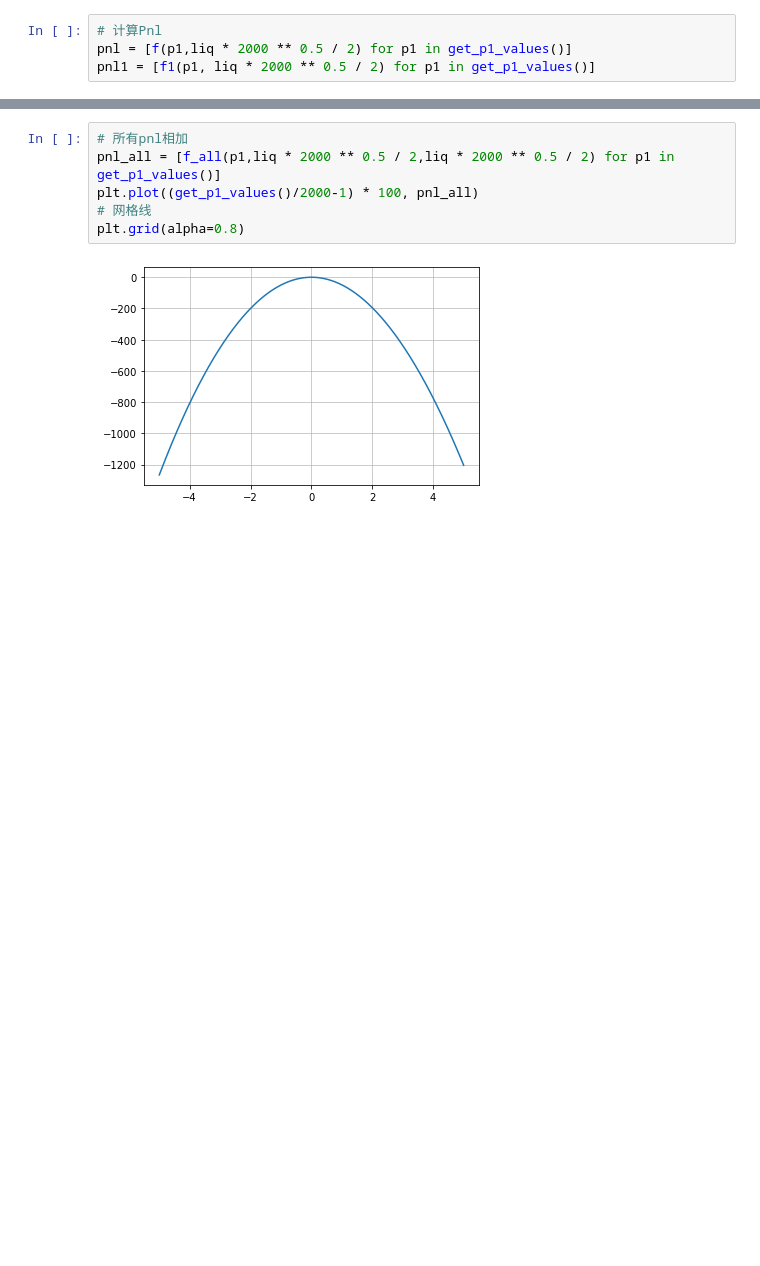
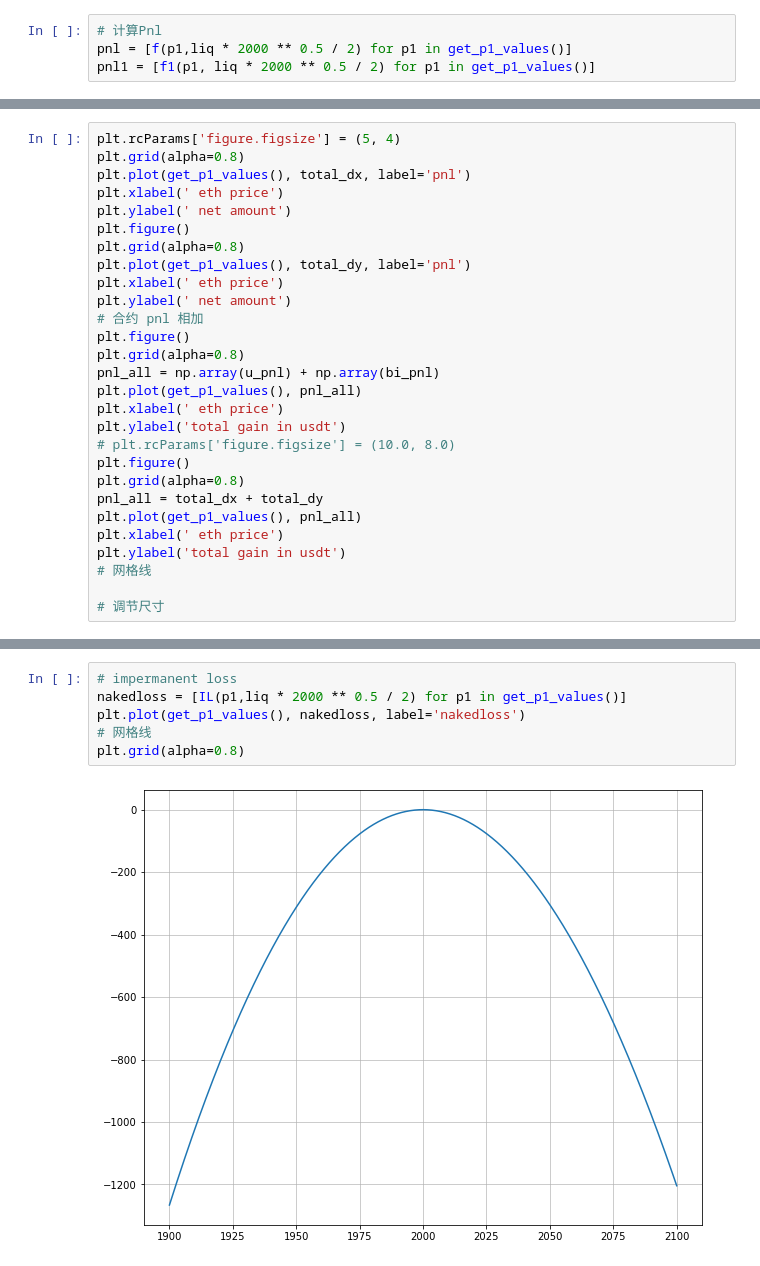
Before and after one commit to hanksong/hft_intern, a Jupyter notebook: 模拟Uni+永续.ipynb, the cells around one changed output, grey strips where cells are left out. Drawn from its saved outputs; the diff is of its cells as text; blank space fills up the shorter version.

```diff
--- a/模拟Uni+永续.ipynb
+++ b/模拟Uni+永续.ipynb
@@ -196,0 +174,28 @@ def bishowcase(prc):
+# %%
+plt.rcParams['figure.figsize'] = (5, 4)
+plt.grid(alpha=0.8)
+plt.plot(get_p1_values(), total_dx, label='pnl')
+plt.xlabel(' eth price')
+plt.ylabel(' net amount')
+plt.figure()
+plt.grid(alpha=0.8)
+plt.plot(get_p1_values(), total_dy, label='pnl')
+plt.xlabel(' eth price')
+plt.ylabel(' net amount')
+# 合约 pnl 相加
+plt.figure()
+plt.grid(alpha=0.8)
+pnl_all = np.array(u_pnl) + np.array(bi_pnl)
+plt.plot(get_p1_values(), pnl_all)
+plt.xlabel(' eth price')
+plt.ylabel('total gain in usdt')
+# plt.rcParams['figure.figsize'] = (10.0, 8.0)
+plt.figure()
+plt.grid(alpha=0.8)
+pnl_all = total_dx + total_dy
+plt.plot(get_p1_values(), pnl_all)
+plt.xlabel(' eth price')
+plt.ylabel('total gain in usdt')
+# 网格线
+
+# 调节尺寸
@@ -197,8 +208,8 @@ def bishowcase(prc):
 # %%
-# 所有pnl相加
-pnl_all = [f_all(p1,liq * 2000 ** 0.5 / 2,liq * 2000 ** 0.5 / 2) for p1 in get_p1_values()]
-plt.plot((get_p1_values()/2000-1) * 100, pnl_all)
+# impermanent loss
+nakedloss = [IL(p1,liq * 2000 ** 0.5 / 2) for p1 in get_p1_values()]
+plt.plot(get_p1_values(), nakedloss, label='nakedloss')
 # 网格线
 plt.grid(alpha=0.8)
 # %% [output]
-[figure, old version]
+[figure, new version]
```
Also changed, not shown: parts of 14 cells of this notebook, 9 other files.
